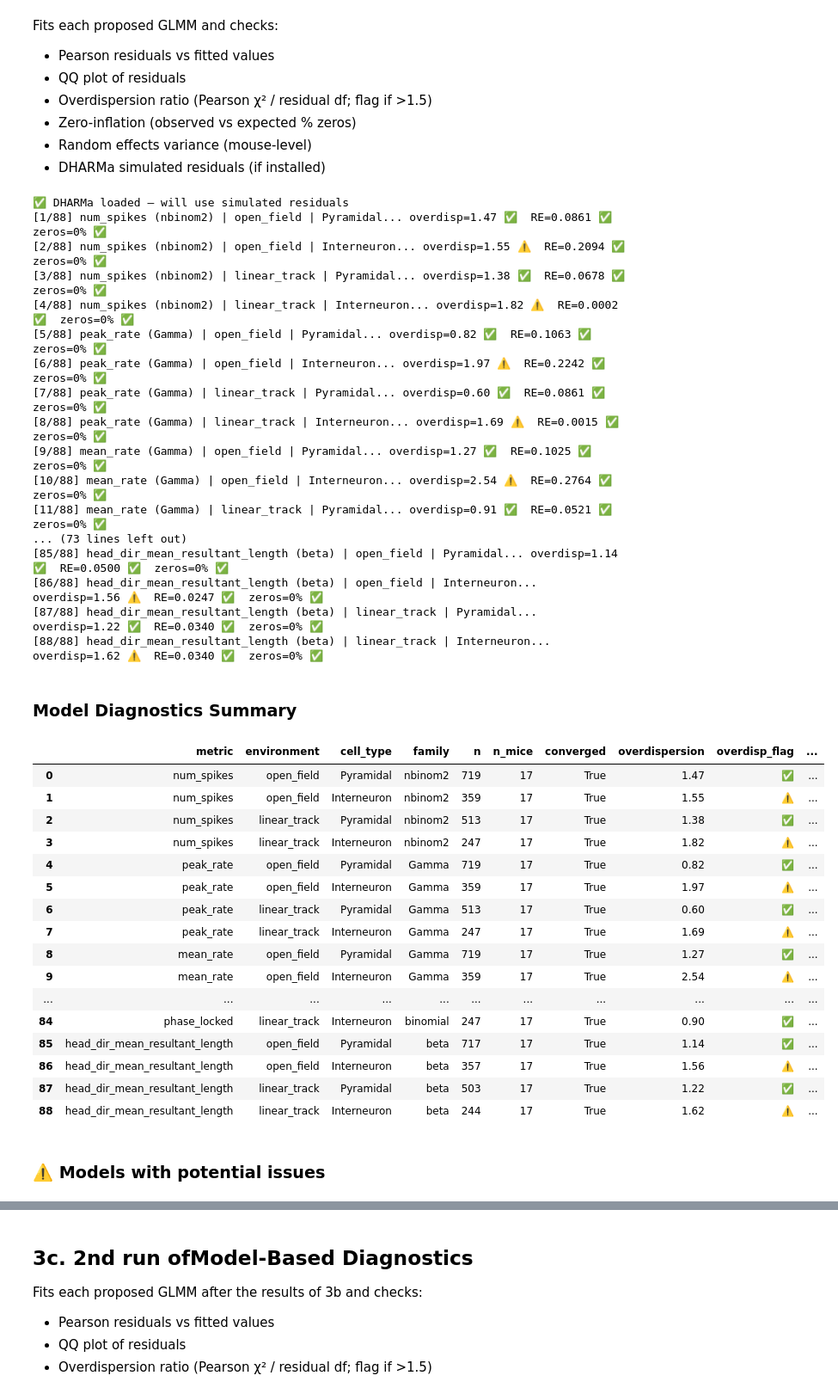
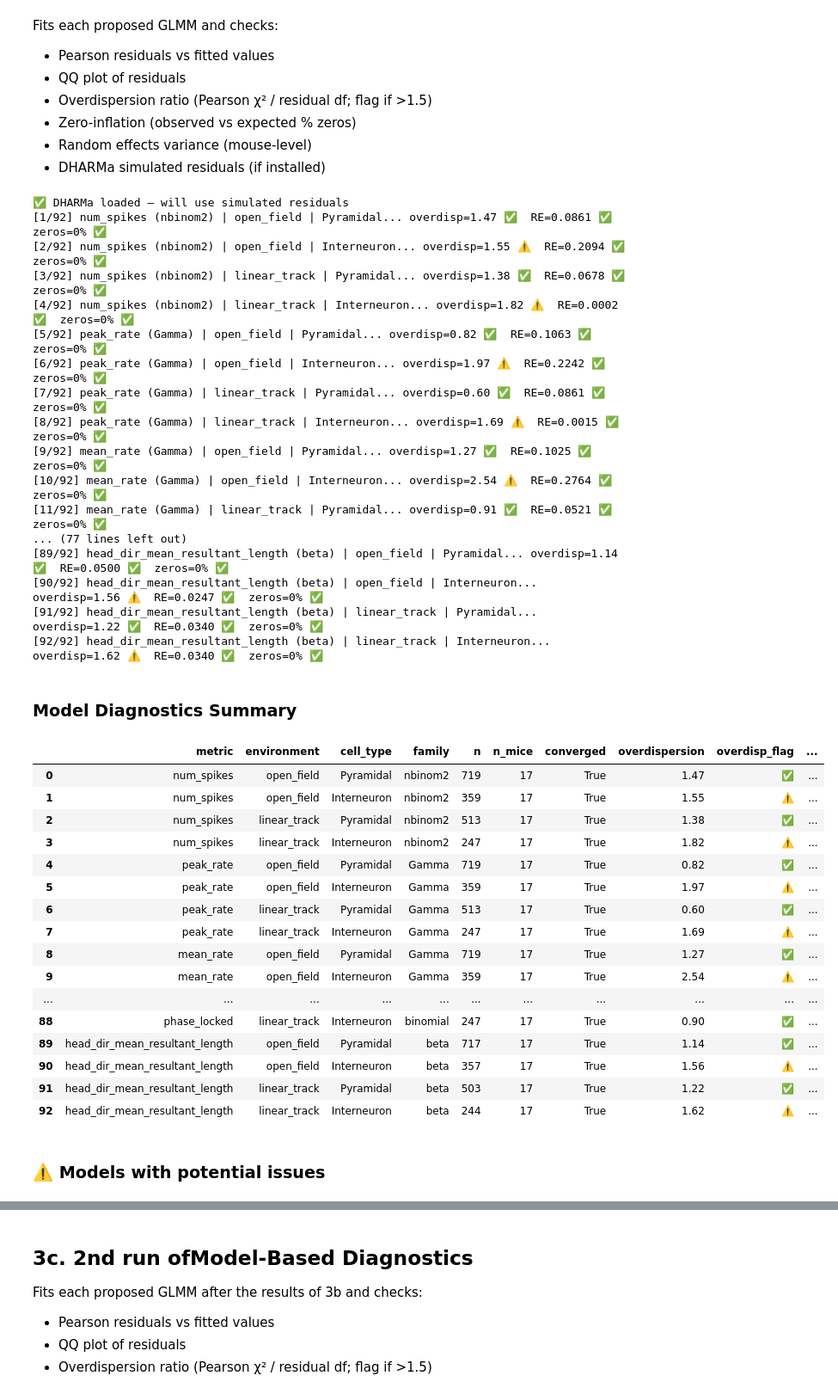
Before and after one commit to lkatsouri/NLGF_ephys_AXONA_data, a Jupyter notebook: ephys_confound_testing_glmm.ipynb, the cells around one changed output, grey strips where cells are left out. Shown at 86% size. Cells and saved outputs as stored; diff of their text form; code cells hidden in the pictures.

```diff
--- a/ephys_confound_testing_glmm.ipynb
+++ b/ephys_confound_testing_glmm.ipynb
@@ -233,6 +233,7 @@ METRICS_TO_CHECK = [
     ('spike_width',                    'Spike width',                    'continuous'),
     ('ahp_decay',                      'AHP decay',                      'continuous'),
     ('overdispersion',                 'Overdispersion index',            'positive'),
+    ('theta_mod_v2',                   'Theta modulation v2',             'continuous'),
     ('theta_mod_v3',                   'Theta modulation v3',             'continuous'),
     ('theta_mod_v3_shifted',           'Theta modulation v3 (shifted)',   'positive'),
     ('theta_mod_v3_log',               'Theta modulation v3 (log)',       'continuous'),
@@ -471,6 +472,7 @@ SPECS_TO_CHECK = [
     ('spike_width',                   'gaussian',  'identity', None),
     ('ahp_decay',                     'gaussian',  'identity', None),
     ('overdispersion',                'Gamma',     'log',      None),
+    ('theta_mod_v2',                   'gaussian',  'identity', None),
     ('theta_mod_v3',                  'gaussian',  'identity', None),
     ('theta_mod_v3_shifted',          'Gamma',     'log',      None),
     ('field_size',                    'gaussian',  'identity', 'open_field'),
@@ -790,54 +792,54 @@ problems = df_model_diag[
     (df_model_diag.get('RE_flag', '') == '⚠️ boundary') |
     (df_model_diag.get('zi_flag', '') == '⚠️') |
     (df_model_diag.get('converged', True) == False)
 ]
 if len(problems) > 0:
     display(HTML("<h3>⚠️ Models with potential issues</h3>"))
     display(problems[available])
 else:
     print("\n✅ All models passed basic diagnostics.")
 
 # Save
 diag_path = os.path.join(OUTPUT_DIR, "3b.model_diagnostics_summary.csv")
 df_model_diag.to_csv(diag_path, index=False)
 print(f"\n✅ Model diagnostics saved to: {diag_path}")
 print(f"✅ Residual plots saved to:    {pdf_model}")
 # %% [output]
 ✅ DHARMa loaded — will use simulated residuals
-[1/88] num_spikes (nbinom2) | open_field | Pyramidal... overdisp=1.47 ✅  RE=0.0861 ✅  zeros=0% ✅
-[2/88] num_spikes (nbinom2) | open_field | Interneuron... overdisp=1.55 ⚠️  RE=0.2094 ✅  zeros=0% ✅
-[3/88] num_spikes (nbinom2) | linear_track | Pyramidal... overdisp=1.38 ✅  RE=0.0678 ✅  zeros=0% ✅
-[4/88] num_spikes (nbinom2) | linear_track | Interneuron... overdisp=1.82 ⚠️  RE=0.0002 ✅  zeros=0% ✅
-[5/88] peak_rate (Gamma) | open_field | Pyramidal... overdisp=0.82 ✅  RE=0.1063 ✅  zeros=0% ✅
-[6/88] peak_rate (Gamma) | open_field | Interneuron... overdisp=1.97 ⚠️  RE=0.2242 ✅  zeros=0% ✅
-[7/88] peak_rate (Gamma) | linear_track | Pyramidal... overdisp=0.60 ✅  RE=0.0861 ✅  zeros=0% ✅
-[8/88] peak_rate (Gamma) | linear_track | Interneuron... overdisp=1.69 ⚠️  RE=0.0015 ✅  zeros=0% ✅
-[9/88] mean_rate (Gamma) | open_field | Pyramidal... overdisp=1.27 ✅  RE=0.1025 ✅  zeros=0% ✅
-[10/88] mean_rate (Gamma) | open_field | Interneuron... overdisp=2.54 ⚠️  RE=0.2764 ✅  zeros=0% ✅
-[11/88] mean_rate (Gamma) | linear_track | Pyramidal... overdisp=0.91 ✅  RE=0.0521 ✅  zeros=0% ✅
-... (73 lines left out)
-[85/88] head_dir_mean_resultant_length (beta) | open_field | Pyramidal... overdisp=1.14 ✅  RE=0.0500 ✅  zeros=0% ✅
-[86/88] head_dir_mean_resultant_length (beta) | open_field | Interneuron... overdisp=1.56 ⚠️  RE=0.0247 ✅  zeros=0% ✅
-[87/88] head_dir_mean_resultant_length (beta) | linear_track | Pyramidal... overdisp=1.22 ✅  RE=0.0340 ✅  zeros=0% ✅
-[88/88] head_dir_mean_resultant_length (beta) | linear_track | Interneuron... overdisp=1.62 ⚠️  RE=0.0340 ✅  zeros=0% ✅
+[1/92] num_spikes (nbinom2) | open_field | Pyramidal... overdisp=1.47 ✅  RE=0.0861 ✅  zeros=0% ✅
+[2/92] num_spikes (nbinom2) | open_field | Interneuron... overdisp=1.55 ⚠️  RE=0.2094 ✅  zeros=0% ✅
+[3/92] num_spikes (nbinom2) | linear_track | Pyramidal... overdisp=1.38 ✅  RE=0.0678 ✅  zeros=0% ✅
+[4/92] num_spikes (nbinom2) | linear_track | Interneuron... overdisp=1.82 ⚠️  RE=0.0002 ✅  zeros=0% ✅
+[5/92] peak_rate (Gamma) | open_field | Pyramidal... overdisp=0.82 ✅  RE=0.1063 ✅  zeros=0% ✅
+[6/92] peak_rate (Gamma) | open_field | Interneuron... overdisp=1.97 ⚠️  RE=0.2242 ✅  zeros=0% ✅
+[7/92] peak_rate (Gamma) | linear_track | Pyramidal... overdisp=0.60 ✅  RE=0.0861 ✅  zeros=0% ✅
+[8/92] peak_rate (Gamma) | linear_track | Interneuron... overdisp=1.69 ⚠️  RE=0.0015 ✅  zeros=0% ✅
+[9/92] mean_rate (Gamma) | open_field | Pyramidal... overdisp=1.27 ✅  RE=0.1025 ✅  zeros=0% ✅
+[10/92] mean_rate (Gamma) | open_field | Interneuron... overdisp=2.54 ⚠️  RE=0.2764 ✅  zeros=0% ✅
+[11/92] mean_rate (Gamma) | linear_track | Pyramidal... overdisp=0.91 ✅  RE=0.0521 ✅  zeros=0% ✅
+... (77 lines left out)
+[89/92] head_dir_mean_resultant_length (beta) | open_field | Pyramidal... overdisp=1.14 ✅  RE=0.0500 ✅  zeros=0% ✅
+[90/92] head_dir_mean_resultant_length (beta) | open_field | Interneuron... overdisp=1.56 ⚠️  RE=0.0247 ✅  zeros=0% ✅
+[91/92] head_dir_mean_resultant_length (beta) | linear_track | Pyramidal... overdisp=1.22 ✅  RE=0.0340 ✅  zeros=0% ✅
+[92/92] head_dir_mean_resultant_length (beta) | linear_track | Interneuron... overdisp=1.62 ⚠️  RE=0.0340 ✅  zeros=0% ✅
 Model Diagnostics Summary
 |  | metric | environment | cell_type | family | n | n_mice | converged | overdispersion | overdisp_flag | ... |
 | 0 | num_spikes | open_field | Pyramidal | nbinom2 | 719 | 17 | True | 1.47 | ✅ | ... |
 | 1 | num_spikes | open_field | Interneuron | nbinom2 | 359 | 17 | True | 1.55 | ⚠️ | ... |
 | 2 | num_spikes | linear_track | Pyramidal | nbinom2 | 513 | 17 | True | 1.38 | ✅ | ... |
 | 3 | num_spikes | linear_track | Interneuron | nbinom2 | 247 | 17 | True | 1.82 | ⚠️ | ... |
 | 4 | peak_rate | open_field | Pyramidal | Gamma | 719 | 17 | True | 0.82 | ✅ | ... |
 | 5 | peak_rate | open_field | Interneuron | Gamma | 359 | 17 | True | 1.97 | ⚠️ | ... |
 | 6 | peak_rate | linear_track | Pyramidal | Gamma | 513 | 17 | True | 0.60 | ✅ | ... |
 | 7 | peak_rate | linear_track | Interneuron | Gamma | 247 | 17 | True | 1.69 | ⚠️ | ... |
 | 8 | mean_rate | open_field | Pyramidal | Gamma | 719 | 17 | True | 1.27 | ✅ | ... |
 | 9 | mean_rate | open_field | Interneuron | Gamma | 359 | 17 | True | 2.54 | ⚠️ | ... |
 | ... | ... | ... | ... | ... | ... | ... | ... | ... | ... | ... |
-| 84 | phase_locked | linear_track | Interneuron | binomial | 247 | 17 | True | 0.90 | ✅ | ... |
-| 85 | head_dir_mean_resultant_length | open_field | Pyramidal | beta | 717 | 17 | True | 1.14 | ✅ | ... |
-| 86 | head_dir_mean_resultant_length | open_field | Interneuron | beta | 357 | 17 | True | 1.56 | ⚠️ | ... |
-| 87 | head_dir_mean_resultant_length | linear_track | Pyramidal | beta | 503 | 17 | True | 1.22 | ✅ | ... |
-| 88 | head_dir_mean_resultant_length | linear_track | Interneuron | beta | 244 | 17 | True | 1.62 | ⚠️ | ... |
+| 88 | phase_locked | linear_track | Interneuron | binomial | 247 | 17 | True | 0.90 | ✅ | ... |
+| 89 | head_dir_mean_resultant_length | open_field | Pyramidal | beta | 717 | 17 | True | 1.14 | ✅ | ... |
+| 90 | head_dir_mean_resultant_length | open_field | Interneuron | beta | 357 | 17 | True | 1.56 | ⚠️ | ... |
+| 91 | head_dir_mean_resultant_length | linear_track | Pyramidal | beta | 503 | 17 | True | 1.22 | ✅ | ... |
+| 92 | head_dir_mean_resultant_length | linear_track | Interneuron | beta | 244 | 17 | True | 1.62 | ⚠️ | ... |
 ⚠️ Models with potential issues
 |  | metric | environment | cell_type | family | n | n_mice | converged | overdispersion | overdisp_flag | ... |
 | 1 | num_spikes | open_field | Interneuron | nbinom2 | 359 | 17 | True | 1.545829e+00 | ⚠️ | ... |
```
Also changed, not shown: parts of 2 cells of this notebook, 4 other files.
